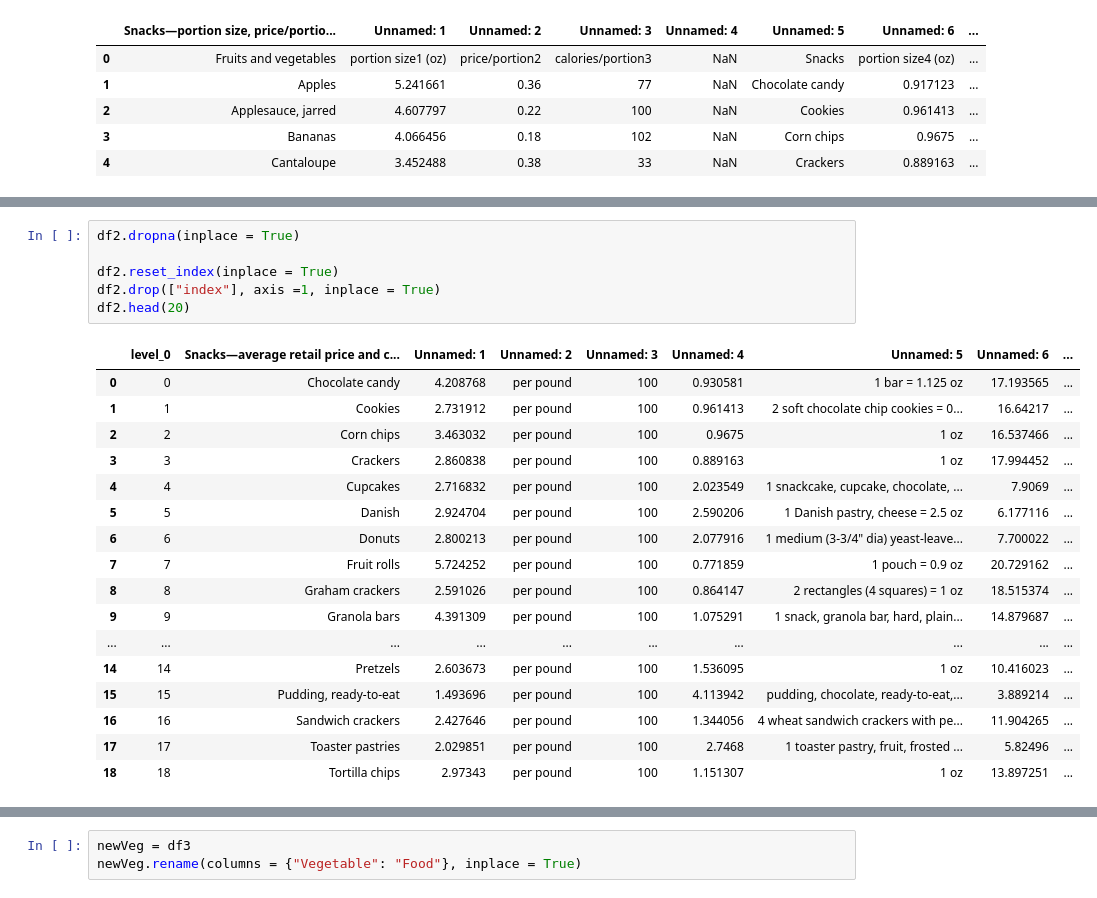
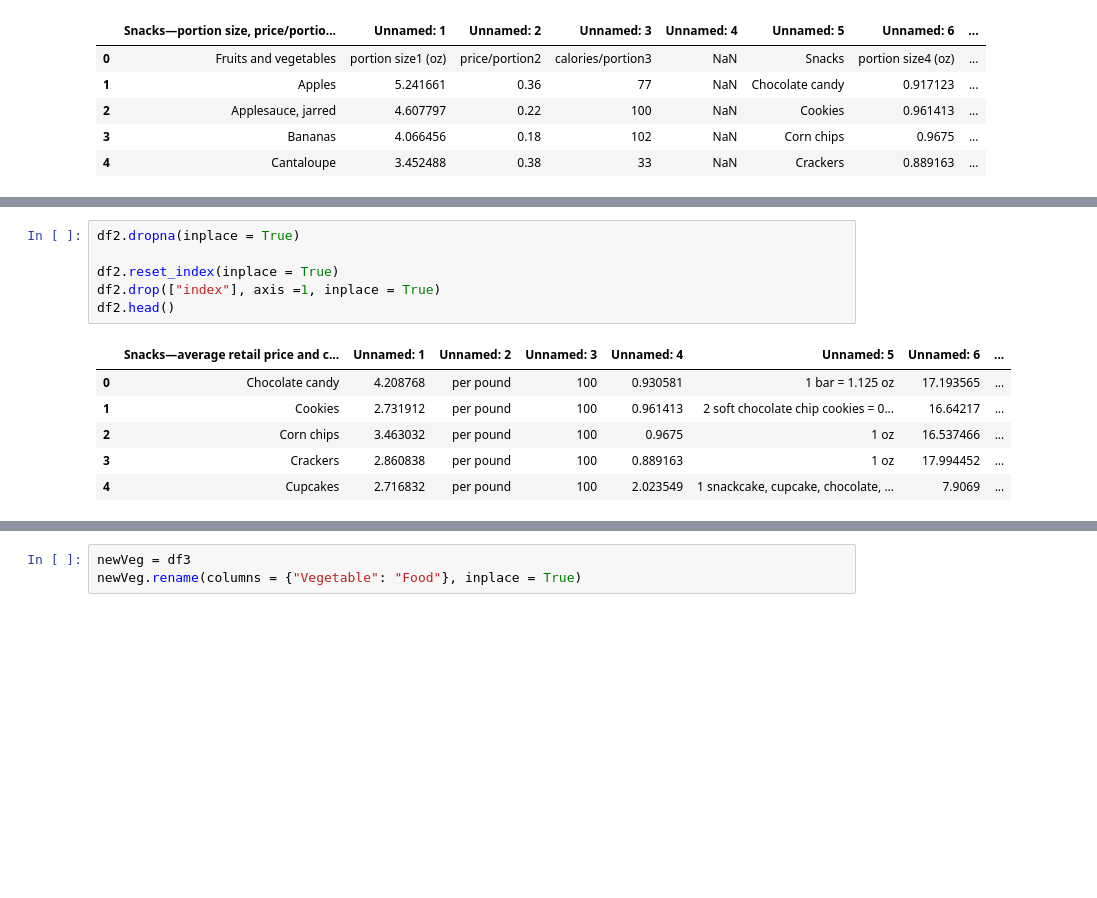
Before and after one commit to ameenfh/DataScience1, a Jupyter notebook: Final Project/FinalProject.ipynb, the cells around one changed output, grey strips where cells are left out. Drawn from its saved outputs; the diff is of its cells as text; blank space fills up the shorter version.

```diff
--- a/Final Project/FinalProject.ipynb
+++ b/Final Project/FinalProject.ipynb
@@ -29,25 +32,14 @@ df2.head()
 # %%
 df2.dropna(inplace = True)
 
 df2.reset_index(inplace = True)
 df2.drop(["index"], axis =1, inplace = True)
-df2.head(20)
+df2.head()
 # %% [output]
-|  | level_0 | Snacks—average retail price and c... | Unnamed: 1 | Unnamed: 2 | Unnamed: 3 | Unnamed: 4 | Unnamed: 5 | Unnamed: 6 | ... |
-| 0 | 0 | Chocolate candy | 4.208768 | per pound | 100 | 0.930581 | 1 bar = 1.125 oz | 17.193565 | ... |
-| 1 | 1 | Cookies | 2.731912 | per pound | 100 | 0.961413 | 2 soft chocolate chip cookies = 0... | 16.64217 | ... |
-| 2 | 2 | Corn chips | 3.463032 | per pound | 100 | 0.9675 | 1 oz | 16.537466 | ... |
-| 3 | 3 | Crackers | 2.860838 | per pound | 100 | 0.889163 | 1 oz | 17.994452 | ... |
-| 4 | 4 | Cupcakes | 2.716832 | per pound | 100 | 2.023549 | 1 snackcake, cupcake, chocolate, ... | 7.9069 | ... |
-| 5 | 5 | Danish | 2.924704 | per pound | 100 | 2.590206 | 1 Danish pastry, cheese = 2.5 oz | 6.177116 | ... |
-| 6 | 6 | Donuts | 2.800213 | per pound | 100 | 2.077916 | 1 medium (3-3/4" dia) yeast-leave... | 7.700022 | ... |
-| 7 | 7 | Fruit rolls | 5.724252 | per pound | 100 | 0.771859 | 1 pouch = 0.9 oz | 20.729162 | ... |
-| 8 | 8 | Graham crackers | 2.591026 | per pound | 100 | 0.864147 | 2 rectangles (4 squares) = 1 oz | 18.515374 | ... |
-| 9 | 9 | Granola bars | 4.391309 | per pound | 100 | 1.075291 | 1 snack, granola bar, hard, plain... | 14.879687 | ... |
-| ... | ... | ... | ... | ... | ... | ... | ... | ... | ... |
-| 14 | 14 | Pretzels | 2.603673 | per pound | 100 | 1.536095 | 1 oz | 10.416023 | ... |
-| 15 | 15 | Pudding, ready-to-eat | 1.493696 | per pound | 100 | 4.113942 | pudding, chocolate, ready-to-eat,... | 3.889214 | ... |
-| 16 | 16 | Sandwich crackers | 2.427646 | per pound | 100 | 1.344056 | 4 wheat sandwich crackers with pe... | 11.904265 | ... |
-| 17 | 17 | Toaster pastries | 2.029851 | per pound | 100 | 2.7468 | 1 toaster pastry, fruit, frosted ... | 5.82496 | ... |
-| 18 | 18 | Tortilla chips | 2.97343 | per pound | 100 | 1.151307 | 1 oz | 13.897251 | ... |
+|  | Snacks—average retail price and c... | Unnamed: 1 | Unnamed: 2 | Unnamed: 3 | Unnamed: 4 | Unnamed: 5 | Unnamed: 6 | ... |
+| 0 | Chocolate candy | 4.208768 | per pound | 100 | 0.930581 | 1 bar = 1.125 oz | 17.193565 | ... |
+| 1 | Cookies | 2.731912 | per pound | 100 | 0.961413 | 2 soft chocolate chip cookies = 0... | 16.64217 | ... |
+| 2 | Corn chips | 3.463032 | per pound | 100 | 0.9675 | 1 oz | 16.537466 | ... |
+| 3 | Crackers | 2.860838 | per pound | 100 | 0.889163 | 1 oz | 17.994452 | ... |
+| 4 | Cupcakes | 2.716832 | per pound | 100 | 2.023549 | 1 snackcake, cupcake, chocolate, ... | 7.9069 | ... |
 # %%
```
Also changed, not shown: parts of 12 cells of this notebook, 1 other file.
